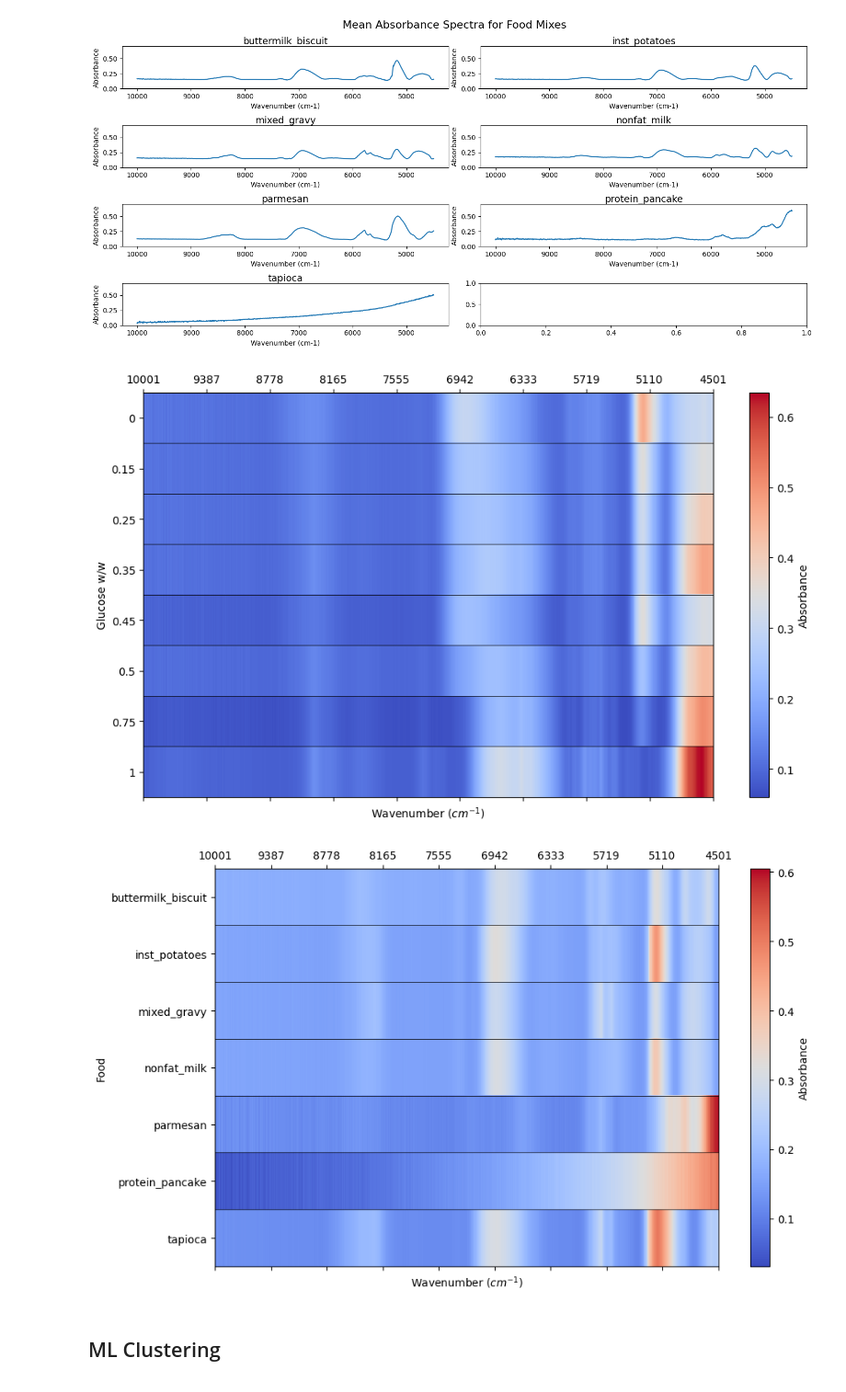
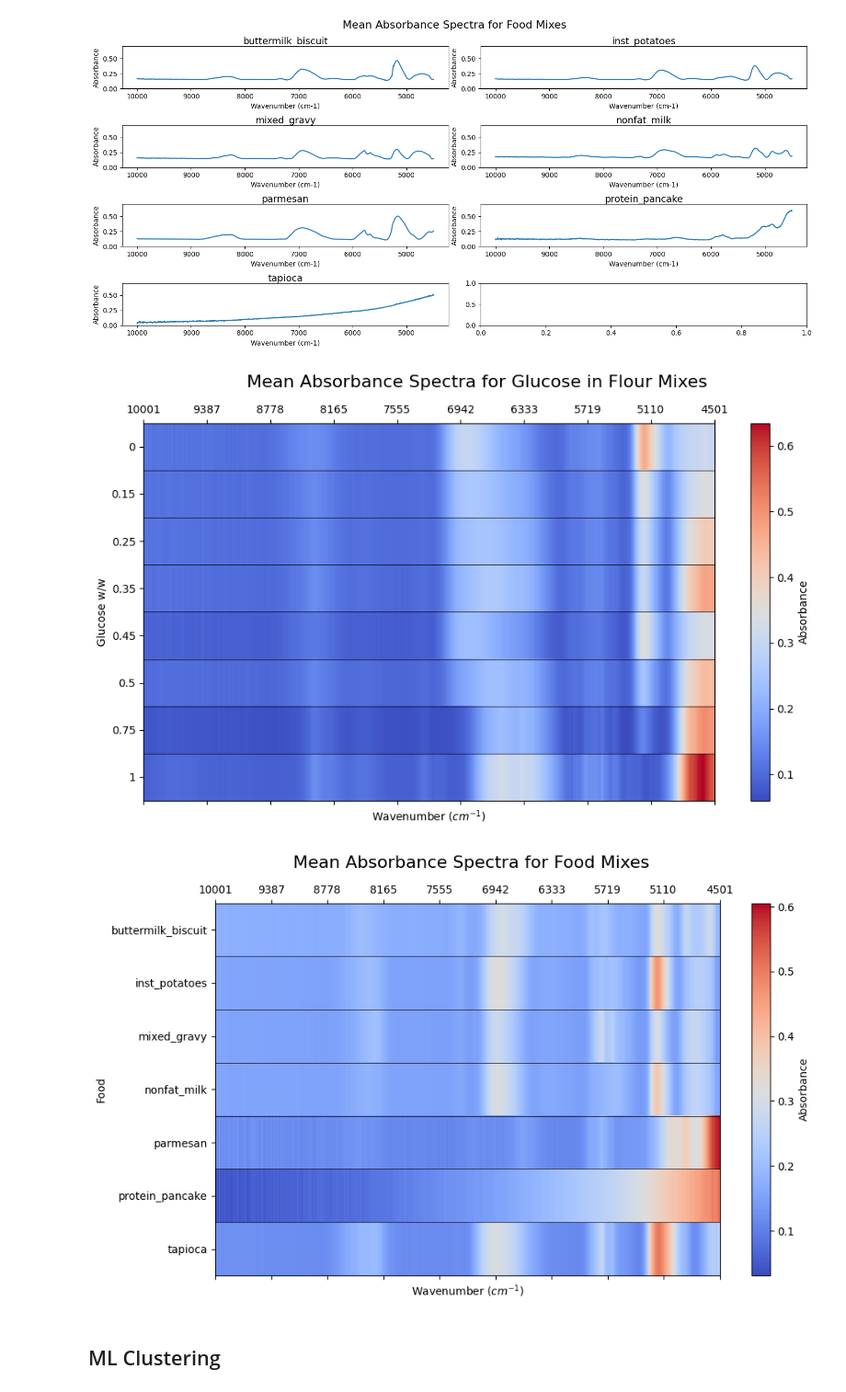
Before and after one commit to davissineath/FT-NIR_ML_Predictions, a Jupyter notebook: PLS_model/PLS.ipynb, the cells around one changed output. Shown at 92% size. Cells and saved outputs as stored; diff of their text form; code cells hidden in the pictures.

```diff
--- a/PLS_model/PLS.ipynb
+++ b/PLS_model/PLS.ipynb
@@ -86,32 +86,34 @@ ax.set_ylabel("Glucose w/w")
 ax.hlines(np.arange(len(labels)-1)+0.5, xmin=0, xmax=len(waves)-1, colors='k', linewidth=0.5)
 
 fig.colorbar(mat, ax=ax, label="Absorbance")
+fig.suptitle('Mean Absorbance Spectra for Glucose in Flour Mixes', fontsize=16)
 
 plt.tight_layout()
 plt.show()
 # %% [output]
-[figure, old version]
+[figure, new version]
 # %%
 fig, ax = plt.subplots(figsize=(10,6))
 mat = ax.matshow(mean_food_data.values, cmap='coolwarm', aspect='auto')
 
 ax.set_yticks(np.arange(len(food_labels)))
 ax.set_yticklabels(food_labels)
 ax.set_xticks(np.linspace(0, len(waves) - 1, num=10))
 ax.set_xticklabels([int(waves[int(i)]) for i in np.linspace(0, len(waves) - 1, num=10)])
 
 ax.invert_xaxis()
 ax.set_xlabel(r'Wavenumber ($cm^{-1}$)')
 ax.set_ylabel("Food")
 
 ax.hlines(np.arange(len(labels)-1)+0.5, xmin=0, xmax=len(waves)-1, colors='k', linewidth=0.5)
 
 fig.colorbar(mat, ax=ax, label="Absorbance")
+fig.suptitle('Mean Absorbance Spectra for Food Mixes', fontsize=16)
 
 plt.tight_layout()
 plt.show()
 # %% [output]
-[figure, old version]
+[figure, new version]
 # %% [markdown]
 ## ML Clustering
 # %%
```
Also changed, not shown: parts of 6 cells of this notebook, 1 other file.
